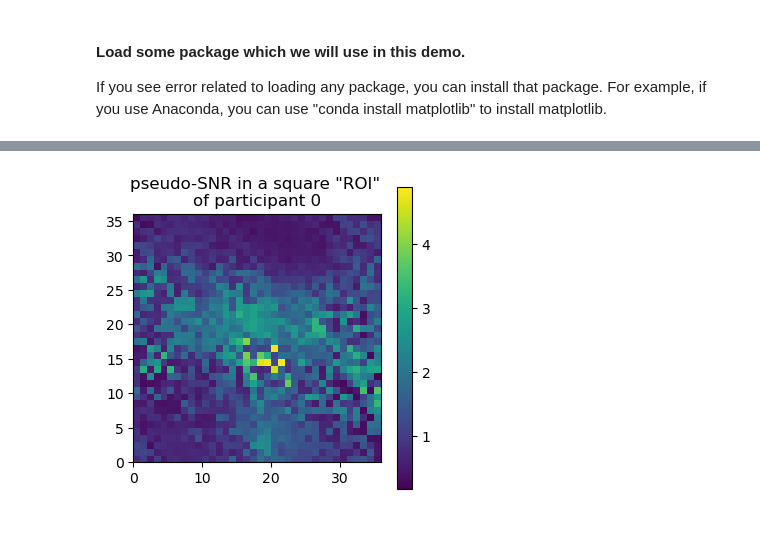
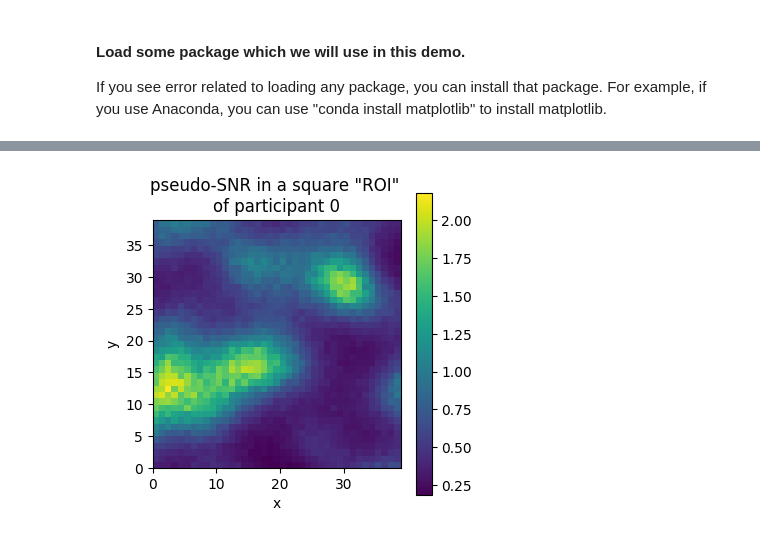
Before and after one commit to brainiak/brainiak-aperture, a Jupyter notebook: notebooks/brsa/brsa_demo.ipynb, the cells around one changed output, grey strips where cells are left out. Drawn from its saved outputs; the diff is of its cells as text; code cells hidden in the pictures.

```diff
--- a/notebooks/brsa/brsa_demo.ipynb
+++ b/notebooks/brsa/brsa_demo.ipynb
@@ -93,7 +108,9 @@ noise_top = 1.5
 noise_level = [None] * n_subj
 noise = [None] * n_subj
 rho1 = [None] * n_subj
+white_noise_magnitude = 0.4
 for subj in range(n_subj):
+    # each subject may have different noise level
     noise_level[subj] = np.random.rand(n_V[subj]) * \
         (noise_top - noise_bot) + noise_bot
     # The standard deviation of the noise is in the range of [noise_bot, noise_top]
@@ -102,7 +119,7 @@ for subj in range(n_subj):
 
 # AR(1) coefficient
 rho1_top = 0.8
-rho1_bot = -0.2
+rho1_bot = -0.1
 for subj in range(n_subj):
     rho1[subj] = np.random.rand(n_V[subj]) \
         * (rho1_top - rho1_bot) + rho1_bot
@@ -117,7 +134,7 @@ for subj in range(n_subj):
     # generating noise
     K_noise = noise_level[subj][:, np.newaxis] \
         * (np.exp(-dist2[subj] / noise_smooth_width**2 / 2.0) \
-           + np.eye(n_V[subj]) * 0.1) * noise_level[subj]
+           + np.eye(n_V[subj]) * white_noise_magnitude ** 2) * noise_level[subj]
     # We make spatially correlated noise by generating
     # noise at each time point from a Gaussian Process
     # defined over the coordinates.
@@ -133,19 +150,22 @@ for subj in range(n_subj):
     # the previous time point.
     # In this simulation, we also introduced spatial smoothness resembling a Gaussian Process.
     # Notice that we simulated in this way only to introduce spatial noise correlation.
-    # This does not represent the assumption of the form of spatial noise correlation in the model.
-    # Instead, the model is designed to capture structured noise correlation manifested
-    # as a few spatial maps each modulated by a time course, which appears as spatial noise correlation.
+    # Gaussian Process is not the assumption of the form of spatial noise correlation in the model.
+    noise[subj] += np.random.randn()
 plt.pcolor(K_noise)
 plt.colorbar()
 plt.xlim([0, ROI_edge[-1] * ROI_edge[-1]])
 plt.ylim([0, ROI_edge[-1] * ROI_edge[-1]])
-plt.title('Spatial covariance matrix of noise\n of the last participant')
+plt.title('Spatial covariance matrix of noise\n of the last participant in a simulated square "ROI"')
+plt.xlabel('x coordinates of voxels')
+plt.ylabel('y coordinates of voxels')
 plt.show()
 
 fig = plt.figure(num=None, figsize=(12, 2), dpi=150,
                  facecolor='w', edgecolor='k')
 plt.plot(noise[-1][:, 0])
 plt.title('noise in an example voxel')
+plt.xlabel('TR')
+plt.ylabel('demeaned signal')
 plt.show()
 # %% [output]
@@ -202,101 +230,40 @@ snr_level = np.random.rand(n_subj) * 0.6 + 0.4
 # with ideal_cov to form the covariance matrix from which
 # the response amplitudes (beta) of a voxel are drawn from.
 
 tau = np.random.rand(n_subj) * 0.8 + 0.2
 # magnitude of Gaussian Process from which the log(SNR) is drawn
 smooth_width = np.random.rand(n_subj) * 5.0 + 3.0
 # spatial length scale of the Gaussian Process, unit: voxel
-inten_kernel = np.random.rand(n_subj) * 4.0 + 2.0
-# intensity length scale of the Gaussian Process
-# Slightly counter-intuitively, if this parameter is very large,
-# say, much larger than the range of intensities of the voxels,
-# then the smoothness has much small dependency on the intensity.
 
-Y = [None] * n_subj
+
+
 snr = [None] * n_subj
 signal = [None] * n_subj
 betas_simulated = [None] * n_subj
-inten = [None] * n_subj
+
 for subj in range(n_subj):
-    inten[subj] = np.random.rand(n_V[subj]) * 20.0
-    # For simplicity, we just assume that the intensity
-    # of all voxels are uniform distributed between 0 and 20
-    # parameters of Gaussian process to generate pseuso SNR
-    # For curious user, you can also try the following commond
-    # to see what an example snr map might look like if the intensity
-    # grows linearly in one spatial direction
 
-
-    inten_tile = np.tile(inten[subj], [n_V[subj], 1])
-    inten_diff2 = (inten_tile - inten_tile.T)**2
-
-    K = np.exp(-dist2[subj] / smooth_width[subj]**2 / 2.0
-               - inten_diff2 / inten_kernel[subj]**2 / 2.0) * tau[subj]**2 \
-        + np.eye(n_V[subj]) * tau[subj]**2 * 0.001
+    K = np.exp(-dist2[subj] / smooth_width[subj]**2 / 2.0) * tau[subj]**2 \
+        + np.eye(n_V[subj]) * tau[subj]**2 * 0.01
+    # K is the spatial covariance of SNR.
     # A tiny amount is added to the diagonal of
     # the GP covariance matrix to make sure it can be inverted
     L = np.linalg.cholesky(K)
     snr[subj] = np.exp(np.dot(L, np.random.randn(n_V[subj]))) * snr_level[subj]
     sqrt_v = noise_level[subj] * snr[subj]
     betas_simulated[subj] = np.dot(L_full, np.random.randn(n_C, n_V[subj])) * sqrt_v
+    # Simulated activation pattern (beta)
     signal[subj] = np.dot(design[subj].design_task, betas_simulated[subj])
-
-
-    Y[subj] = signal[subj] + noise[subj] + inten[subj]
-    # The data to be fed to the program.
-
 
 
 fig = plt.figure(num=None, figsize=(4, 4), dpi=100)
 plt.pcolor(np.reshape(snr[0], [ROI_edge[0], ROI_edge[0]]))
 plt.colorbar()
 ax = plt.gca()
 ax.set_aspect(1)
 plt.title('pseudo-SNR in a square "ROI" \nof participant 0')
+plt.xlabel('x')
+plt.ylabel('y')
 plt.show()
-
-snr_all = np.concatenate(snr)
-idx = np.argmin(np.abs(snr_all - np.median(snr_all)))
-median_subj = np.min(np.where(idx - np.cumsum(n_V) < 0))
-
-idx = idx - np.cumsum(np.concatenate([[0], n_V]))[median_subj]
-# choose a voxel of medium level SNR.
-fig = plt.figure(num=None, figsize=(12, 4), dpi=150,
-                 facecolor='w', edgecolor='k')
-noise_plot, = plt.plot(noise[median_subj][:,idx],'g')
-signal_plot, = plt.plot(signal[median_subj][:,idx],'b')
-plt.legend([noise_plot, signal_plot], ['noise', 'signal'])
-plt.title('simulated data in an example voxel'
-          ' with pseudo-SNR of {} in participant {}'.format(snr[median_subj][idx], median_subj))
-plt.xlabel('time')
-plt.show()
-
-fig = plt.figure(num=None, figsize=(12, 4), dpi=150,
-                 facecolor='w', edgecolor='k')
-data_plot, = plt.plot(Y[median_subj][:,idx],'r')
-plt.legend([data_plot], ['observed data of the voxel'])
-plt.xlabel('time')
-plt.show()
-
-idx = np.argmin(np.abs(snr_all - np.max(snr_all)))
-highest_subj = np.min(np.where(idx - np.cumsum(n_V) < 0))
-idx = idx - np.cumsum(np.concatenate([[0], n_V]))[highest_subj]
-# display the voxel of the highest level SNR.
-fig = plt.figure(num=None, figsize=(12, 4), dpi=150,
-                 facecolor='w', edgecolor='k')
-noise_plot, = plt.plot(noise[highest_subj][:,idx],'g')
-signal_plot, = plt.plot(signal[highest_subj][:,idx],'b')
-plt.legend([noise_plot, signal_plot], ['noise', 'signal'])
-plt.title('simulated data in the voxel with the highest'
-          ' pseudo-SNR of {} in subject {}'.format(snr[highest_subj][idx], highest_subj))
-plt.xlabel('time')
-plt.show()
-
-fig = plt.figure(num=None, figsize=(12, 4), dpi=150,
-                 facecolor='w', edgecolor='k')
-data_plot, = plt.plot(Y[highest_subj][:,idx],'r')
-plt.legend([data_plot], ['observed data of the voxel'])
-plt.xlabel('time')
-plt.show()
 # %% [output]
-[figure, old version]
+[figure, new version]
```
Also changed, not shown: parts of 51 cells of this notebook, 3 other files.
